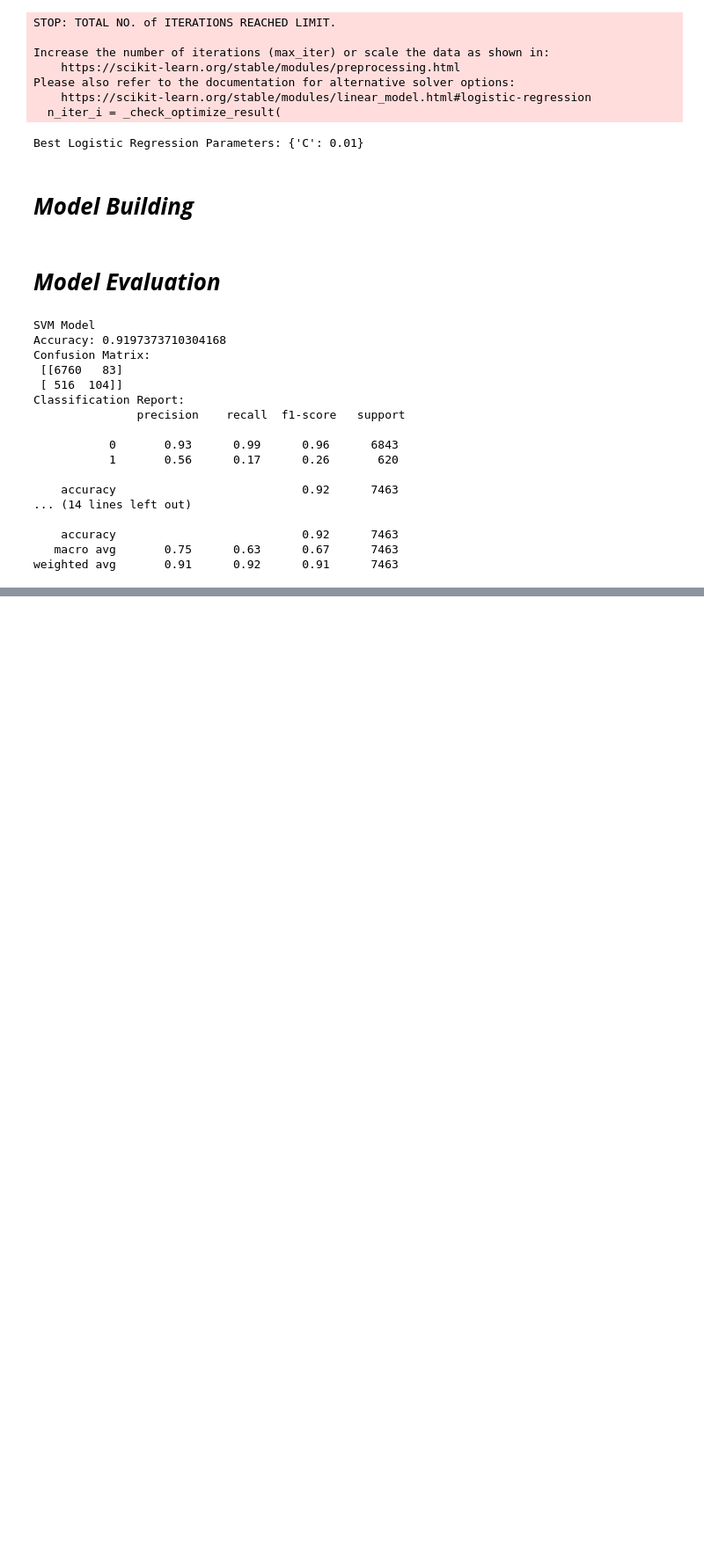
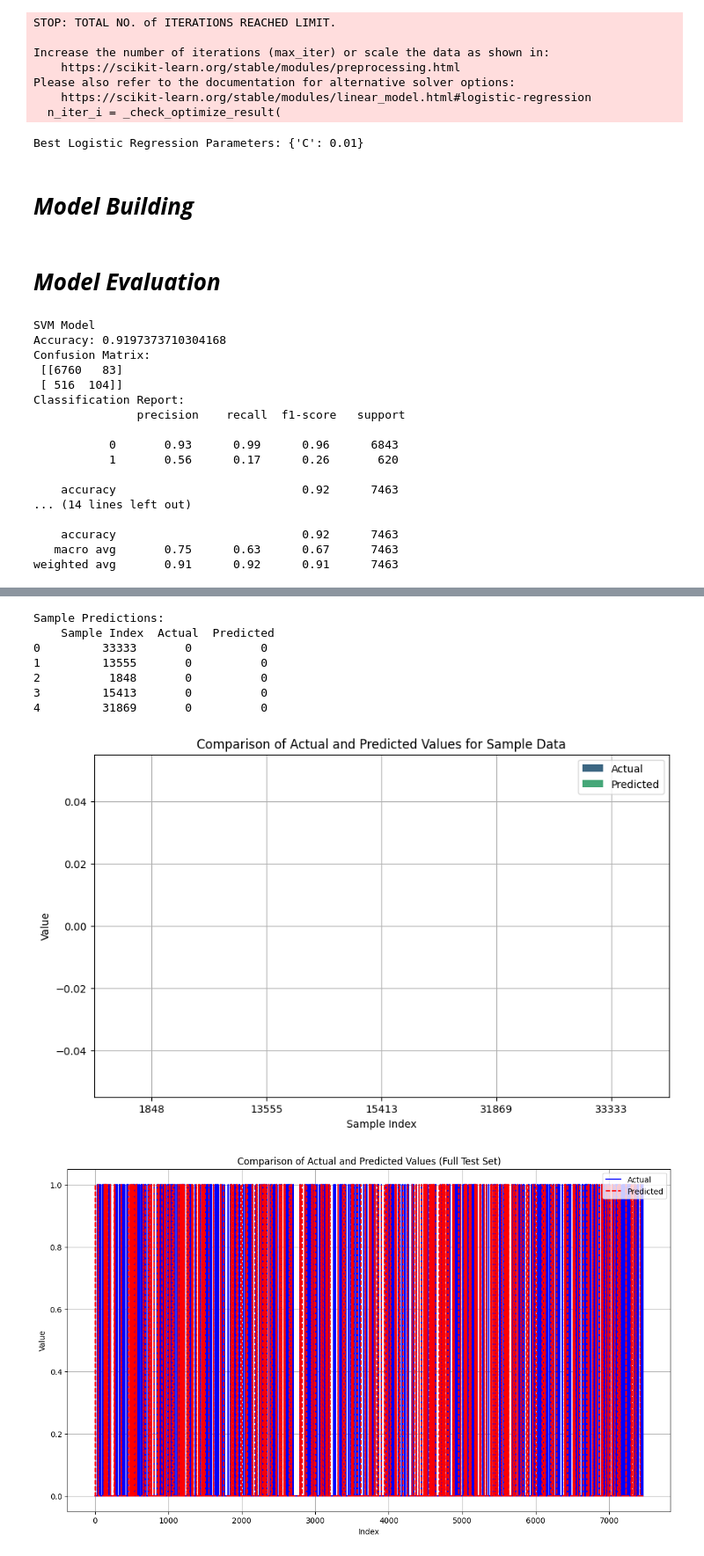
Before and after one commit to Sachin20010517/Bank-Mangement-ML-model, a Jupyter notebook: bank_management_model.ipynb, the cells around one changed output, grey strips where cells are left out. Shown at 88% size. Drawn from its saved outputs; the diff is of its cells as text; code cells hidden in the pictures; blank space fills up the shorter version.

Commit message:
Just updated the ipynb file

```diff
--- a/bank_management_model.ipynb
+++ b/bank_management_model.ipynb
@@ -431,0 +491,3 @@ weighted avg       0.91      0.92      0.91      7463
+# %%
+# Load the model (for demonstration)
+loaded_model = joblib.load('final_model_logistic_regression.pkl')
@@ -431,0 +555,67 @@ weighted avg       0.91      0.92      0.91      7463
+# %%
+import pandas as pd
+import seaborn as sns
+import matplotlib.pyplot as plt
+import joblib
+
+# Final Model Training and Saving
+final_model = best_lr.fit(X, y)
+
+# Save the model for future use
+joblib.dump(final_model, 'final_model_logistic_regression.pkl')
+
+# Load the model (for demonstration)
+loaded_model = joblib.load('final_model_logistic_regression.pkl')
+
+# Prediction using the loaded model
+sample_data = X_test.iloc[:5, :]  # Just taking first 5 samples from test set for example
+predictions = loaded_model.predict(sample_data)
+actual_values = y_test.iloc[:5].values
+
+# Create a DataFrame to compare actual and predicted values
+comparison_df = pd.DataFrame({
+    'Sample Index': sample_data.index,
+    'Actual': actual_values,
+    'Predicted': predictions
+})
+
+print("Sample Predictions:\n", comparison_df)
+
+# Visualize the comparison for the sample data
+plt.figure(figsize=(10, 6))
+sns.barplot(data=comparison_df.melt(id_vars=['Sample Index']), x='Sample Index', y='value', hue='variable', palette='viridis')
+plt.title('Comparison of Actual and Predicted Values for Sample Data')
+plt.xlabel('Sample Index')
+plt.ylabel('Value')
+plt.legend(loc='upper right')
+plt.grid(True)
+plt.show()
+
+# For a more detailed comparison, use the entire test set
+predictions_full = loaded_model.predict(X_test)
+comparison_df_full = pd.DataFrame({
+    'Index': range(len(y_test)),
+    'Actual': y_test,
+    'Predicted': predictions_full
+})
+
+# Plot the comparison for the entire test set
+plt.figure(figsize=(14, 8))
+plt.plot(comparison_df_full['Index'], comparison_df_full['Actual'], label='Actual', color='blue')
+plt.plot(comparison_df_full['Index'], comparison_df_full['Predicted'], label='Predicted', color='red', linestyle='dashed')
+plt.title('Comparison of Actual and Predicted Values (Full Test Set)')
+plt.xlabel('Index')
+plt.ylabel('Value')
+plt.legend(loc='upper right')
+plt.grid(True)
+plt.show()
+# %% [output]
+Sample Predictions:
+    Sample Index  Actual  Predicted
+0         33333       0          0
+1         13555       0          0
+2          1848       0          0
+3         15413       0          0
+4         31869       0          0
+[figure, added]
+[figure, added]
```
Also changed, not shown: parts of 16 cells of this notebook.
